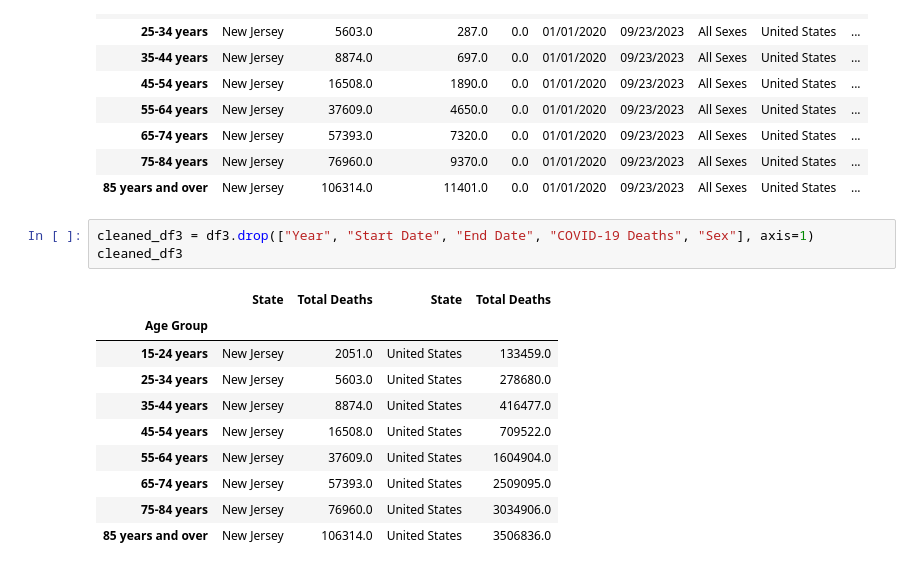
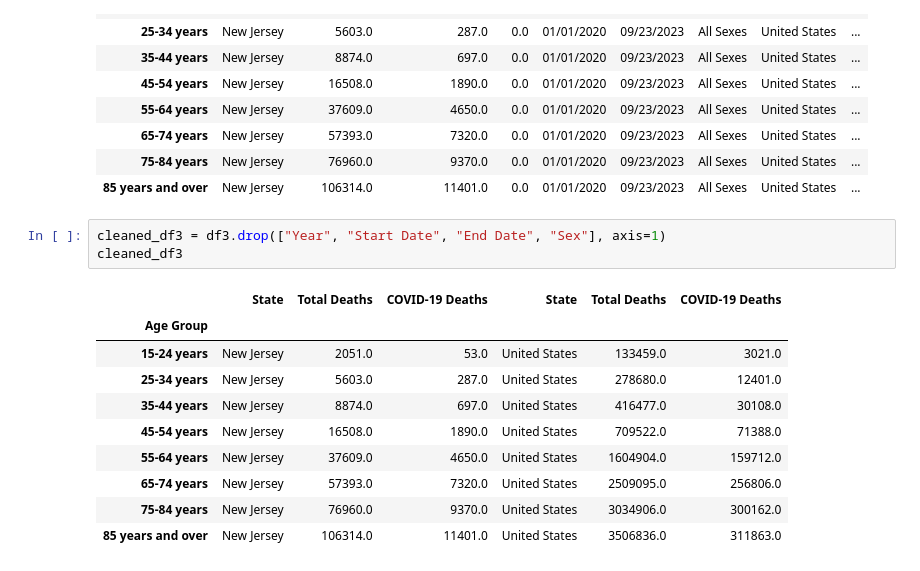
Before and after one commit to JTurk17/Team4_Project1, a Jupyter notebook: NJ_CovidDF copy.ipynb, the cells around one changed output. Saved outputs shown, nothing was run; the diff lists cells and outputs as text.

```diff
--- a/NJ_CovidDF copy.ipynb
+++ b/NJ_CovidDF copy.ipynb
@@ -319,16 +319,16 @@ display(df3)
 | 75-84 years | New Jersey | 76960.0 | 9370.0 | 0.0 | 01/01/2020 | 09/23/2023 | All Sexes | United States | ... |
 | 85 years and over | New Jersey | 106314.0 | 11401.0 | 0.0 | 01/01/2020 | 09/23/2023 | All Sexes | United States | ... |
 # %%
-cleaned_df3 = df3.drop(["Year", "Start Date", "End Date", "COVID-19 Deaths", "Sex"], axis=1)
+cleaned_df3 = df3.drop(["Year", "Start Date", "End Date", "Sex"], axis=1)
 cleaned_df3
 # %% [output]
-|  | State | Total Deaths | State | Total Deaths |
-| Age Group |  |  |  |  |
-| 15-24 years | New Jersey | 2051.0 | United States | 133459.0 |
-| 25-34 years | New Jersey | 5603.0 | United States | 278680.0 |
-| 35-44 years | New Jersey | 8874.0 | United States | 416477.0 |
-| 45-54 years | New Jersey | 16508.0 | United States | 709522.0 |
-| 55-64 years | New Jersey | 37609.0 | United States | 1604904.0 |
-| 65-74 years | New Jersey | 57393.0 | United States | 2509095.0 |
-| 75-84 years | New Jersey | 76960.0 | United States | 3034906.0 |
-| 85 years and over | New Jersey | 106314.0 | United States | 3506836.0 |
+|  | State | Total Deaths | COVID-19 Deaths | State | Total Deaths | COVID-19 Deaths |
+| Age Group |  |  |  |  |  |  |
+| 15-24 years | New Jersey | 2051.0 | 53.0 | United States | 133459.0 | 3021.0 |
+| 25-34 years | New Jersey | 5603.0 | 287.0 | United States | 278680.0 | 12401.0 |
+| 35-44 years | New Jersey | 8874.0 | 697.0 | United States | 416477.0 | 30108.0 |
+| 45-54 years | New Jersey | 16508.0 | 1890.0 | United States | 709522.0 | 71388.0 |
+| 55-64 years | New Jersey | 37609.0 | 4650.0 | United States | 1604904.0 | 159712.0 |
+| 65-74 years | New Jersey | 57393.0 | 7320.0 | United States | 2509095.0 | 256806.0 |
+| 75-84 years | New Jersey | 76960.0 | 9370.0 | United States | 3034906.0 | 300162.0 |
+| 85 years and over | New Jersey | 106314.0 | 11401.0 | United States | 3506836.0 | 311863.0 |
```
Also changed, not shown: parts of 1 cell of this notebook, 1 other file.
